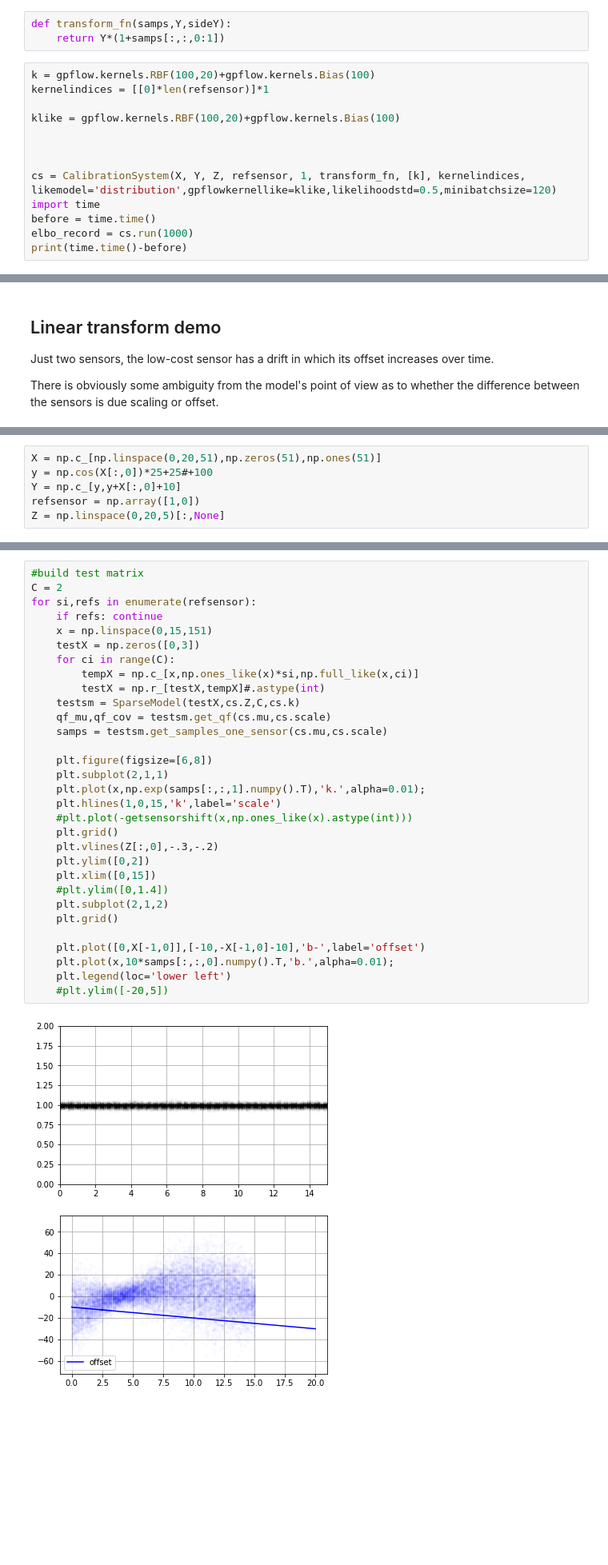
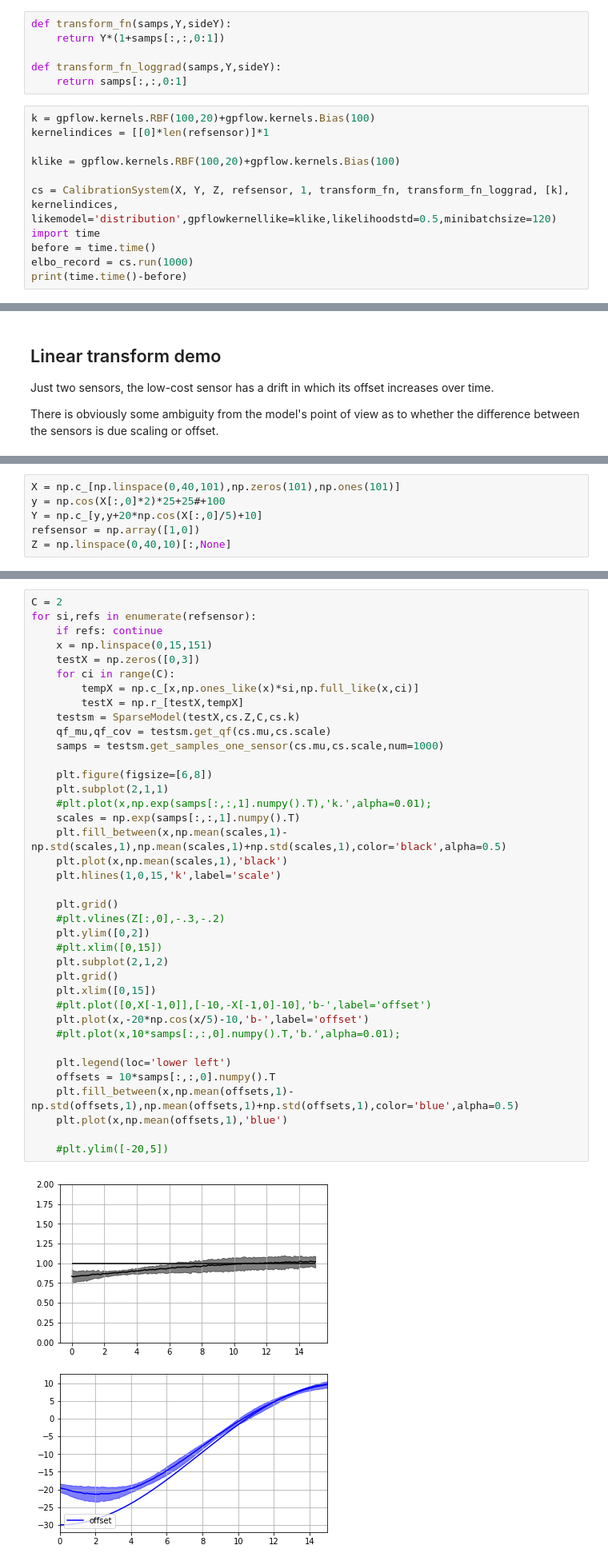
Before and after one commit to lionfish0/calibration, a Jupyter notebook: jupyter/Demo.ipynb, the cells around one changed output, grey strips where cells are left out. Shown at 80% size. Saved outputs shown, nothing was run; the diff lists cells and outputs as text; blank space fills up the shorter version.

```diff
--- a/jupyter/Demo.ipynb
+++ b/jupyter/Demo.ipynb
@@ -149,15 +153,16 @@ NameError: name 'np' is not defined
 # %%
 def transform_fn(samps,Y,sideY):
     return Y*(1+samps[:,:,0:1])
+
+def transform_fn_loggrad(samps,Y,sideY):
+    return samps[:,:,0:1]
 # %%
 k = gpflow.kernels.RBF(100,20)+gpflow.kernels.Bias(100)
 kernelindices = [[0]*len(refsensor)]*1
 
 klike = gpflow.kernels.RBF(100,20)+gpflow.kernels.Bias(100)
 
-
-
-cs = CalibrationSystem(X, Y, Z, refsensor, 1, transform_fn, [k], kernelindices, likemodel='distribution',gpflowkernellike=klike,likelihoodstd=0.5,minibatchsize=120)
+cs = CalibrationSystem(X, Y, Z, refsensor, 1, transform_fn, transform_fn_loggrad, [k], kernelindices, likemodel='distribution',gpflowkernellike=klike,likelihoodstd=0.5,minibatchsize=120)
 import time
 before = time.time()
 elbo_record = cs.run(1000)
@@ -212,7 +220,7 @@ There is obviously some ambiguity from the model's point of view as to whether t
 # %%
-X = np.c_[np.linspace(0,20,51),np.zeros(51),np.ones(51)]
-y = np.cos(X[:,0])*25+25#+100
-Y = np.c_[y,y+X[:,0]+10]
+X = np.c_[np.linspace(0,40,101),np.zeros(101),np.ones(101)]
+y = np.cos(X[:,0]*2)*25+25#+100
+Y = np.c_[y,y+20*np.cos(X[:,0]/5)+10]
 refsensor = np.array([1,0])
-Z = np.linspace(0,20,5)[:,None]
+Z = np.linspace(0,40,10)[:,None]
 # %%
@@ -253,33 +252,40 @@ plt.plot(elbo_record)
 # %%
-#build test matrix
 C = 2
 for si,refs in enumerate(refsensor):
     if refs: continue
     x = np.linspace(0,15,151)
     testX = np.zeros([0,3])
     for ci in range(C):
         tempX = np.c_[x,np.ones_like(x)*si,np.full_like(x,ci)]
-        testX = np.r_[testX,tempX]#.astype(int)
+        testX = np.r_[testX,tempX]
     testsm = SparseModel(testX,cs.Z,C,cs.k)
     qf_mu,qf_cov = testsm.get_qf(cs.mu,cs.scale)
-    samps = testsm.get_samples_one_sensor(cs.mu,cs.scale)
+    samps = testsm.get_samples_one_sensor(cs.mu,cs.scale,num=1000)
 
     plt.figure(figsize=[6,8])
     plt.subplot(2,1,1)
-    plt.plot(x,np.exp(samps[:,:,1].numpy().T),'k.',alpha=0.01);
+    #plt.plot(x,np.exp(samps[:,:,1].numpy().T),'k.',alpha=0.01);
+    scales = np.exp(samps[:,:,1].numpy().T)
+    plt.fill_between(x,np.mean(scales,1)-np.std(scales,1),np.mean(scales,1)+np.std(scales,1),color='black',alpha=0.5)
+    plt.plot(x,np.mean(scales,1),'black')
     plt.hlines(1,0,15,'k',label='scale')
-    #plt.plot(-getsensorshift(x,np.ones_like(x).astype(int)))
+
     plt.grid()
-    plt.vlines(Z[:,0],-.3,-.2)
+    #plt.vlines(Z[:,0],-.3,-.2)
     plt.ylim([0,2])
-    plt.xlim([0,15])
-    #plt.ylim([0,1.4])
+    #plt.xlim([0,15])
     plt.subplot(2,1,2)
     plt.grid()
+    plt.xlim([0,15])
+    #plt.plot([0,X[-1,0]],[-10,-X[-1,0]-10],'b-',label='offset')
+    plt.plot(x,-20*np.cos(x/5)-10,'b-',label='offset')
+    #plt.plot(x,10*samps[:,:,0].numpy().T,'b.',alpha=0.01);
 
-    plt.plot([0,X[-1,0]],[-10,-X[-1,0]-10],'b-',label='offset')
-    plt.plot(x,10*samps[:,:,0].numpy().T,'b.',alpha=0.01);
     plt.legend(loc='lower left')
+    offsets = 10*samps[:,:,0].numpy().T
+    plt.fill_between(x,np.mean(offsets,1)-np.std(offsets,1),np.mean(offsets,1)+np.std(offsets,1),color='blue',alpha=0.5)
+    plt.plot(x,np.mean(offsets,1),'blue')
+
     #plt.ylim([-20,5])
 # %% [output]
-[figure, old version]
+[figure, new version]
```
Also changed, not shown: parts of 16 cells of this notebook, 2 other files.
